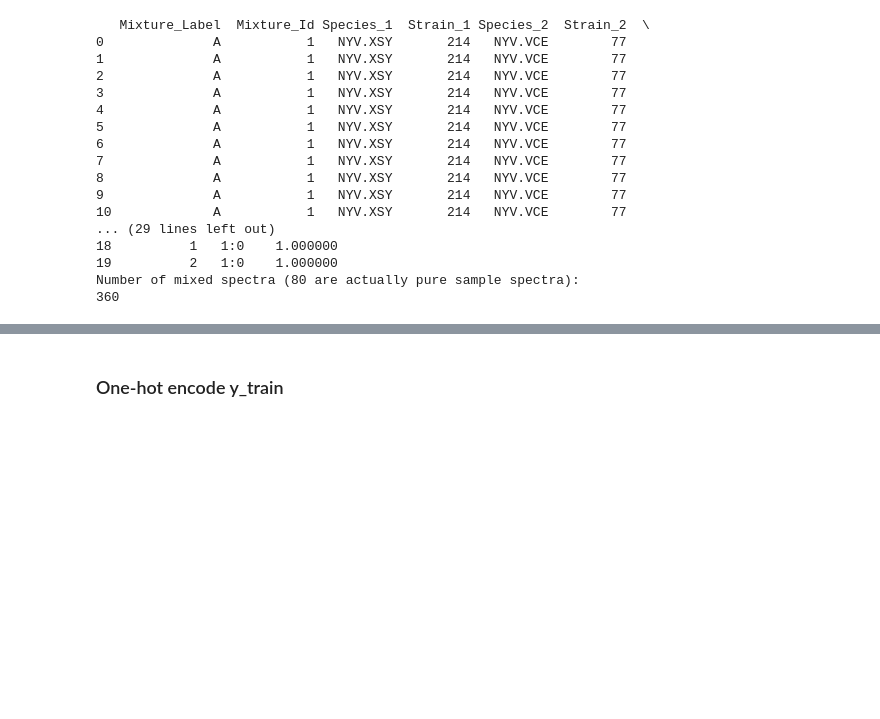
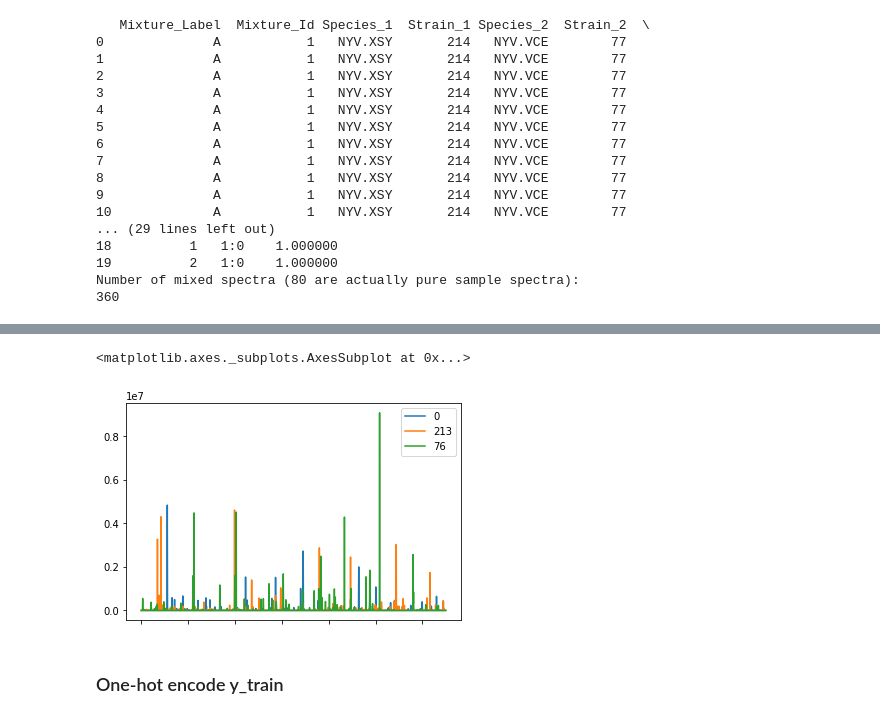
Before and after one commit to dsgray/Springboard, a Jupyter notebook: micromass/Micromass.ipynb, the cells around one changed output, grey strips where cells are left out. Saved outputs shown, nothing was run; the diff lists cells and outputs as text; code cells hidden in the pictures; blank space fills up the shorter version.

```diff
--- a/micromass/Micromass.ipynb
+++ b/micromass/Micromass.ipynb
@@ -148,3 +179,10 @@ Number of mixed spectra (80 are actually pure sample spectra):
+# %%
+df_mixed_spectra_matrix_transposed[0].plot.line(legend=True)
+df_pure_spectra_matrix_transposed[213].plot.line(legend=True)
+df_pure_spectra_matrix_transposed[76].plot.line(legend=True)
+# %% [output]
+<matplotlib.axes._subplots.AxesSubplot at 0x...>
+[figure, added]
 # %% [markdown]
 <h3>One-hot encode y_train</h3>
 # %%
```
Also changed, not shown: parts of 11 cells of this notebook.
